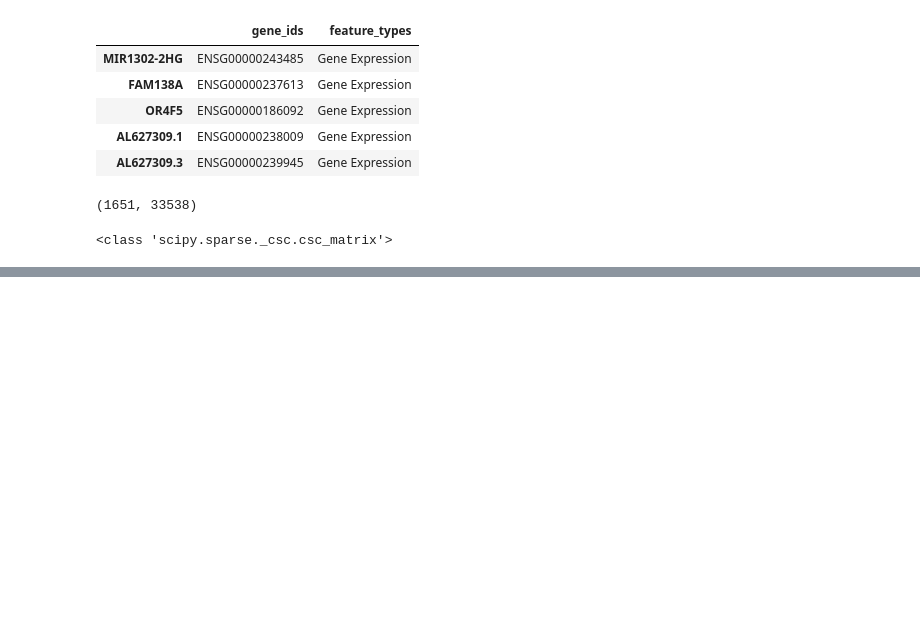
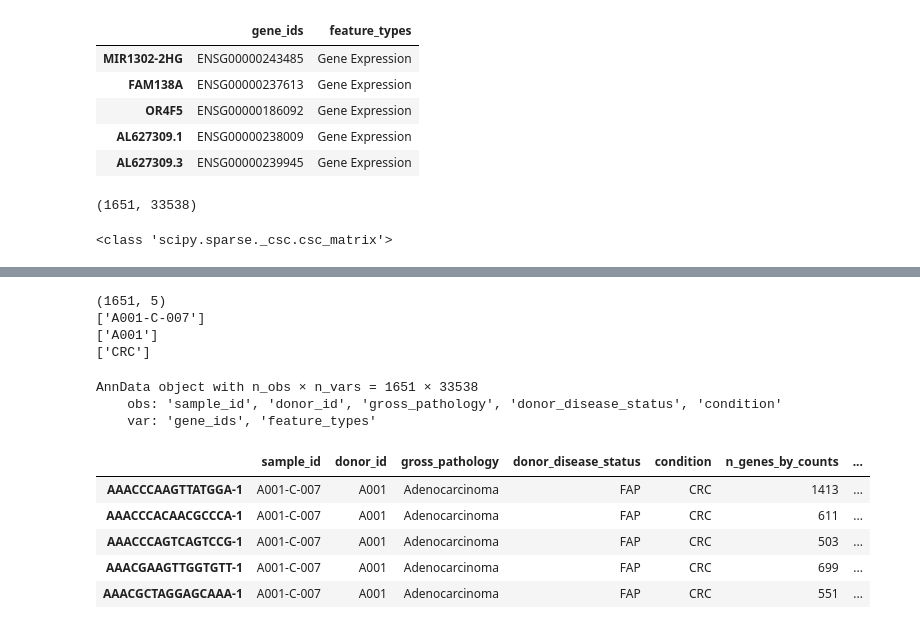
Before and after one commit to panmeng0614-arch/crc-bioai-transition, a Jupyter notebook: notebooks/crc_realdata_day1.ipynb, the cells around one changed output, grey strips where cells are left out. Cells and saved outputs as stored; diff of their text form; code cells hidden in the pictures; blank space fills up the shorter version.

```diff
--- a/notebooks/crc_realdata_day1.ipynb
+++ b/notebooks/crc_realdata_day1.ipynb
@@ -57,0 +73,16 @@ print(type(adata.X))
+# %%
+print(adata.obs.shape)
+print(adata.obs["sample_id"].unique())
+print(adata.obs["donor_id"].unique())
+print(adata.obs["condition"].unique())
+# %% [output]
+(1651, 5)
+['A001-C-007']
+['A001']
+['CRC']
+# %%
+print(adata)
+# %% [output]
+AnnData object with n_obs × n_vars = 1651 × 33538
+    obs: 'sample_id', 'donor_id', 'gross_pathology', 'donor_disease_status', 'condition'
+    var: 'gene_ids', 'feature_types'
@@ -57,0 +95,9 @@ print(type(adata.X))
+# %%
+adata.obs.head()
+# %% [output]
+|  | sample_id | donor_id | gross_pathology | donor_disease_status | condition | n_genes_by_counts | ... |
+| AAACCCAAGTTATGGA-1 | A001-C-007 | A001 | Adenocarcinoma | FAP | CRC | 1413 | ... |
+| AAACCCACAACGCCCA-1 | A001-C-007 | A001 | Adenocarcinoma | FAP | CRC | 611 | ... |
+| AAACCCAGTCAGTCCG-1 | A001-C-007 | A001 | Adenocarcinoma | FAP | CRC | 503 | ... |
+| AAACGAAGTTGGTGTT-1 | A001-C-007 | A001 | Adenocarcinoma | FAP | CRC | 699 | ... |
+| AAACGCTAGGAGCAAA-1 | A001-C-007 | A001 | Adenocarcinoma | FAP | CRC | 551 | ... |
```
Also changed, not shown: parts of 6 cells of this notebook, 1 other file.
